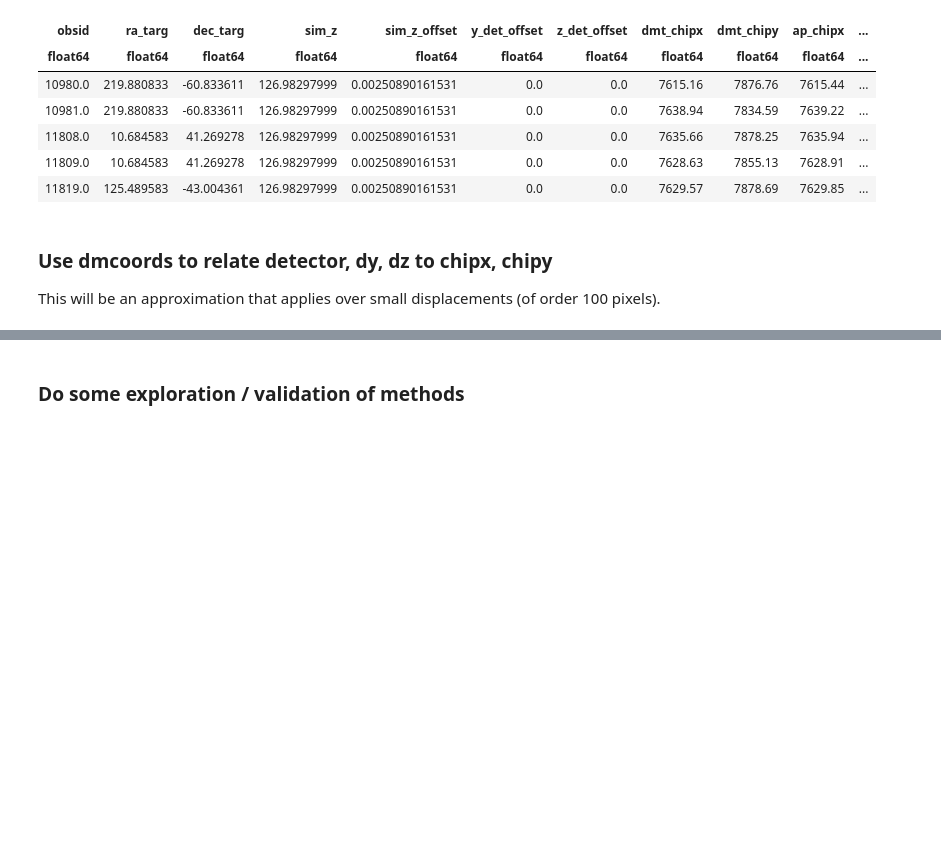
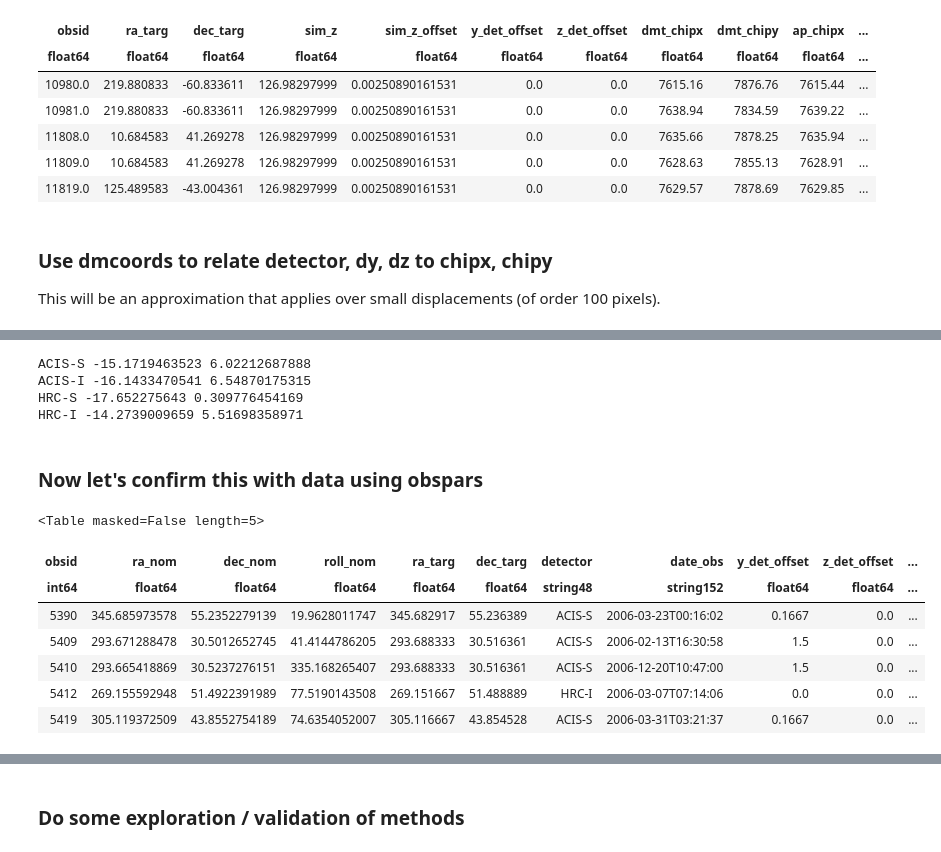
Before and after one commit to sot/aimpoint_mon, a Jupyter notebook: asol_to_chip_transforms.ipynb, the cells around one changed output, grey strips where cells are left out. Saved outputs shown, nothing was run; the diff lists cells and outputs as text; code cells hidden in the pictures; blank space fills up the shorter version.

```diff
--- a/asol_to_chip_transforms.ipynb
+++ b/asol_to_chip_transforms.ipynb
@@ -166,0 +180,12 @@ ciaorun = functools.partial(Ska.Shell.bash, env=ciaoenv)
+# %%
+def get_obspars(start='2010:001', stop='2016:001'):
+    from Ska.DBI import DBI
+    from cxotime import CxoTime
+    tstart = CxoTime(start).secs
+    tstop = CxoTime(stop).secs
+    db = DBI(server='sybase', dbi='sybase', user='aca_read')
+    obspars = db.fetchall('select obsid, ra_nom, dec_nom, roll_nom, ra_targ, dec_targ, detector, '
+                          'date_obs, y_det_offset, z_det_offset, sched_exp_time from obspar'
+                         ' where tstart>{} and tstop<{} and obsid<40000 and sched_exp_time>8000'.format(tstart, tstop))
+    db.conn.close()
+    return obspars
@@ -166,0 +211,20 @@ ciaorun = functools.partial(Ska.Shell.bash, env=ciaoenv)
+# %%
+# These are the values of ra_targ, dec_targ which will result in the target being at
+# the zero-offset aimpoint for ra_pnt = ra_nom = dec_pnt = dec_nom = roll = 0
+detectors = ('ACIS-S', 'ACIS-I', 'HRC-S', 'HRC-I')
+ra_dec_0 = {}
+for cal in calalign:
+    rot = cal['ACA_MISALIGN'].dot(ODB_SI_ALIGN)
+    qrot = Quat(rot)
+    ra = -np.degrees(qrot.q[2] * 2)
+    dec = np.degrees(qrot.q[1] * 2)
+    det = cal['INSTR_ID'].strip()
+    ra_dec_0[det] = (ra, dec)
+    print(det, ra * 3600, dec * 3600)
+# %% [output]
+ACIS-S -15.1719463523 6.02212687888
+ACIS-I -16.1433470541 6.54870175315
+HRC-S -17.652275643 0.309776454169
+HRC-I -14.2739009659 5.51698358971
+# %% [markdown]
+### Now let's confirm this with data using obspars
@@ -166,0 +242,11 @@ ciaorun = functools.partial(Ska.Shell.bash, env=ciaoenv)
+# %%
+obspars[:5]
+# %% [output]
+<Table masked=False length=5>
+| obsid | ra_nom | dec_nom | roll_nom | ra_targ | dec_targ | detector | date_obs | y_det_offset | z_det_offset | ... |
+| int64 | float64 | float64 | float64 | float64 | float64 | string48 | string152 | float64 | float64 | ... |
+| 5390 | 345.685973578 | 55.2352279139 | 19.9628011747 | 345.682917 | 55.236389 | ACIS-S | 2006-03-23T00:16:02 | 0.1667 | 0.0 | ... |
+| 5409 | 293.671288478 | 30.5012652745 | 41.4144786205 | 293.688333 | 30.516361 | ACIS-S | 2006-02-13T16:30:58 | 1.5 | 0.0 | ... |
+| 5410 | 293.665418869 | 30.5237276151 | 335.168265407 | 293.688333 | 30.516361 | ACIS-S | 2006-12-20T10:47:00 | 1.5 | 0.0 | ... |
+| 5412 | 269.155592948 | 51.4922391989 | 77.5190143508 | 269.151667 | 51.488889 | HRC-I | 2006-03-07T07:14:06 | 0.0 | 0.0 | ... |
+| 5419 | 305.119372509 | 43.8552754189 | 74.6354052007 | 305.116667 | 43.854528 | ACIS-S | 2006-03-31T03:21:37 | 0.1667 | 0.0 | ... |
```
Also changed, not shown: parts of 38 cells of this notebook.
